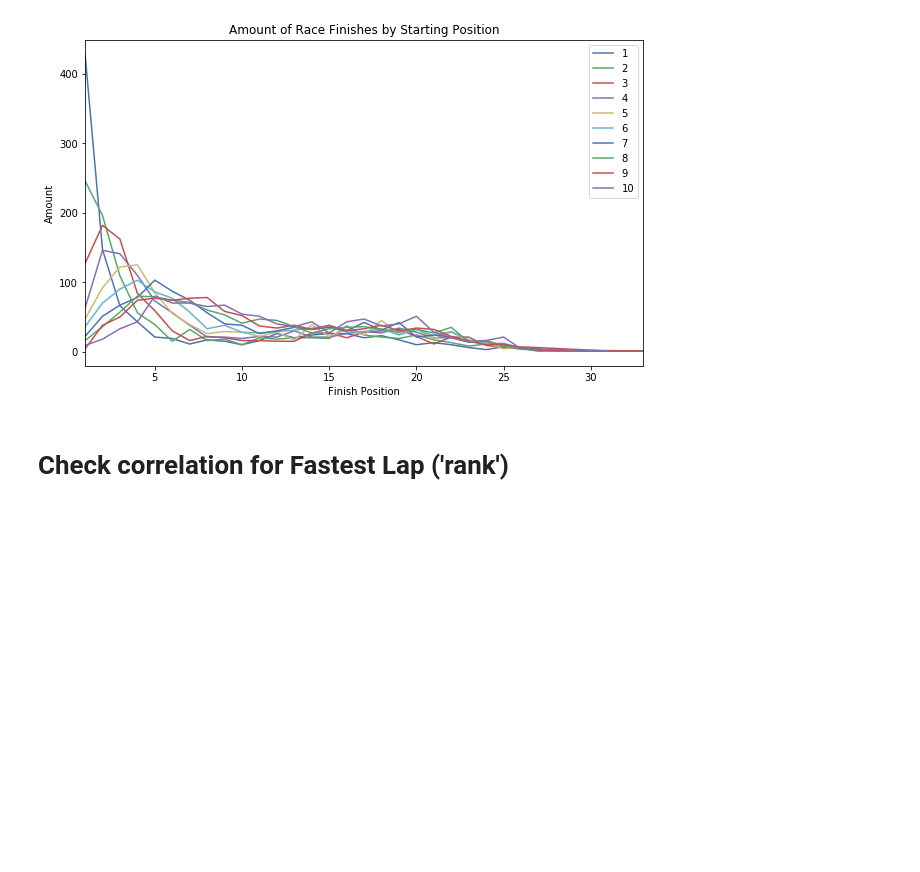
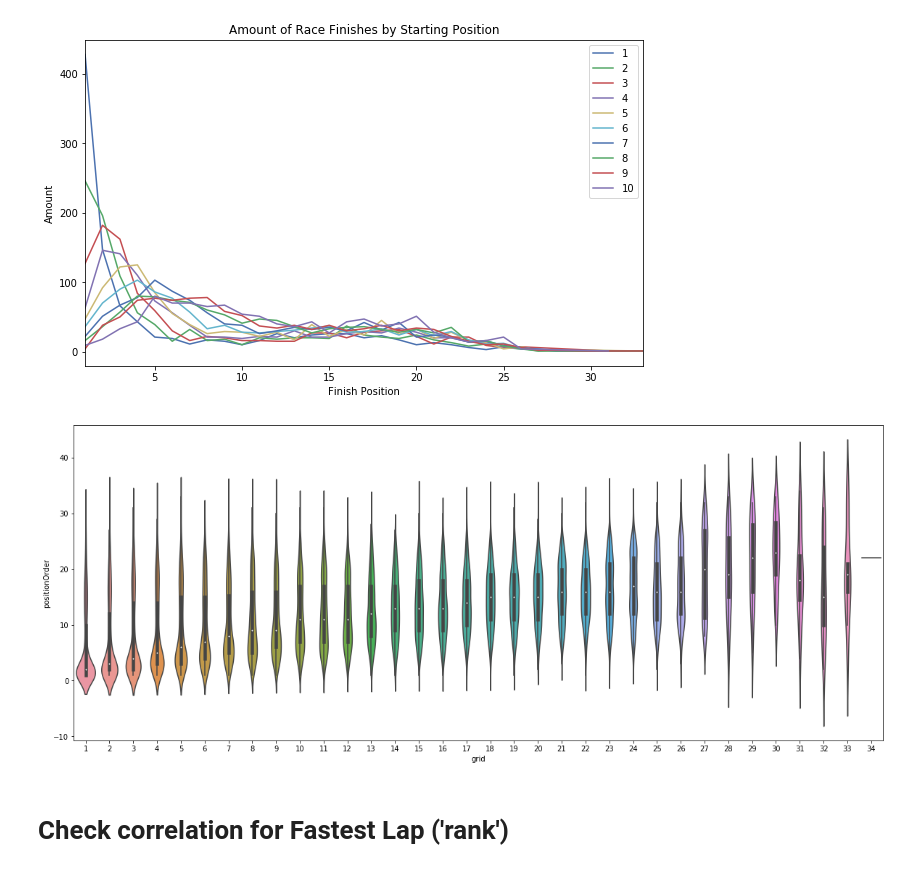
Before and after one commit to cvqnguyen/formula_1_exploration, a Jupyter notebook: notebooks/exploratory_notebook.ipynb, the cells around one changed output. Drawn from its saved outputs; the diff is of its cells as text; code cells hidden in the pictures; blank space fills up the shorter version.

```diff
--- a/notebooks/exploratory_notebook.ipynb
+++ b/notebooks/exploratory_notebook.ipynb
@@ -371,9 +371,11 @@ plt.savefig('../images/finishesbystart.png')
 # %% [output]
 [figure]
 # %%
-plt.figure(figsize=(25,8))
+plt.figure(figsize=(20,8))
 sns.violinplot(x="grid", y="positionOrder", data=df_results);
 plt.savefig('../images/vioplot.png')
+# %% [output]
+[figure, added]
 # %%
 plt.figure(figsize=(20,8))
 sns.lineplot(x="grid", y="positionOrder", data=df_results);
```
